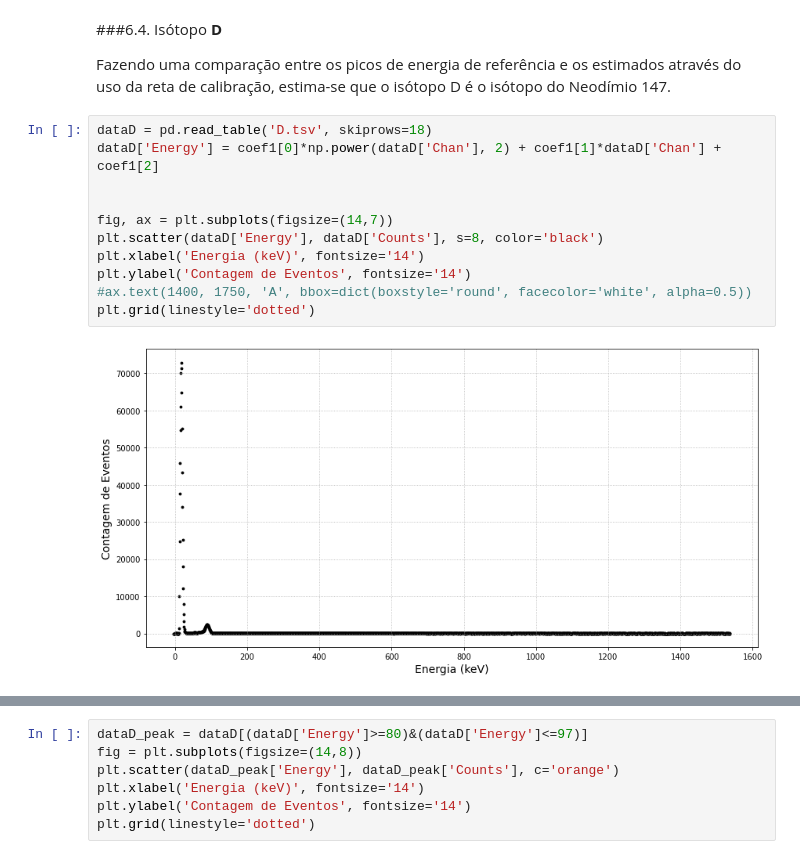
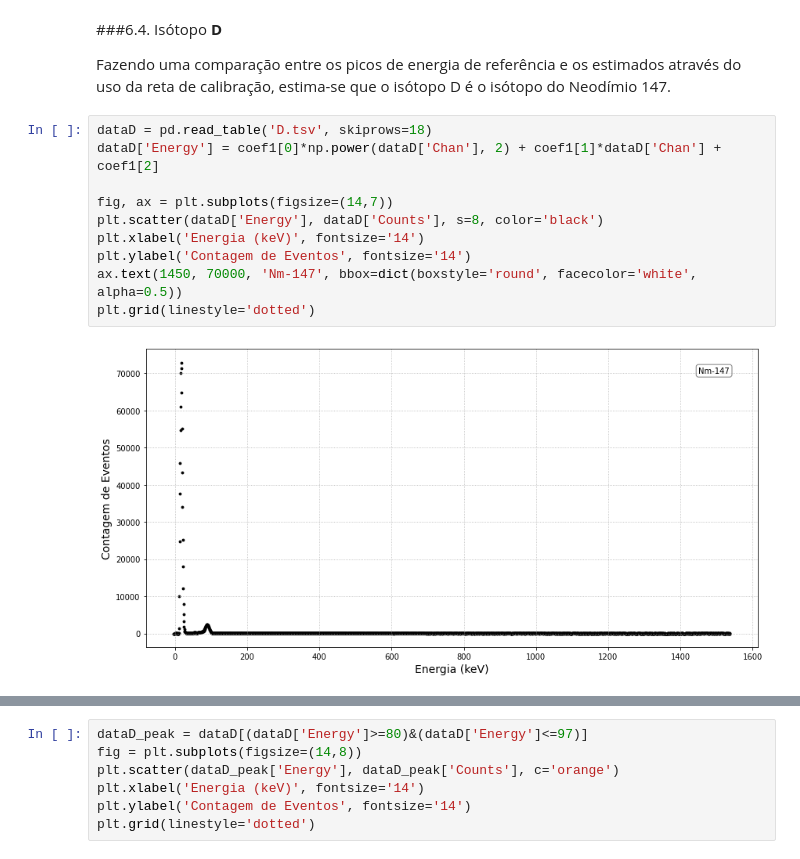
Before and after one commit to goulartsursula/DisciplinasUERJ, a Jupyter notebook: Estrutura da Materia 3/EspectroscopiaGama.ipynb, the cells around one changed output, grey strips where cells are left out. Cells and saved outputs as stored; diff of their text form.

```diff
--- a/Estrutura da Materia 3/EspectroscopiaGama.ipynb
+++ b/Estrutura da Materia 3/EspectroscopiaGama.ipynb
@@ -689,13 +673,12 @@ Fazendo uma comparação entre os picos de energia de referência e os estimados
 # %%
 dataD = pd.read_table('D.tsv', skiprows=18)
 dataD['Energy'] = coef1[0]*np.power(dataD['Chan'], 2) + coef1[1]*dataD['Chan'] + coef1[2]
-
 
 fig, ax = plt.subplots(figsize=(14,7))
 plt.scatter(dataD['Energy'], dataD['Counts'], s=8, color='black')
 plt.xlabel('Energia (keV)', fontsize='14')
 plt.ylabel('Contagem de Eventos', fontsize='14')
-#ax.text(1400, 1750, 'A', bbox=dict(boxstyle='round', facecolor='white', alpha=0.5))
+ax.text(1450, 70000, 'Nm-147', bbox=dict(boxstyle='round', facecolor='white', alpha=0.5))
 plt.grid(linestyle='dotted')
 # %% [output]
-[figure, old version]
+[figure, new version]
```
Also changed, not shown: parts of 4 cells of this notebook.
